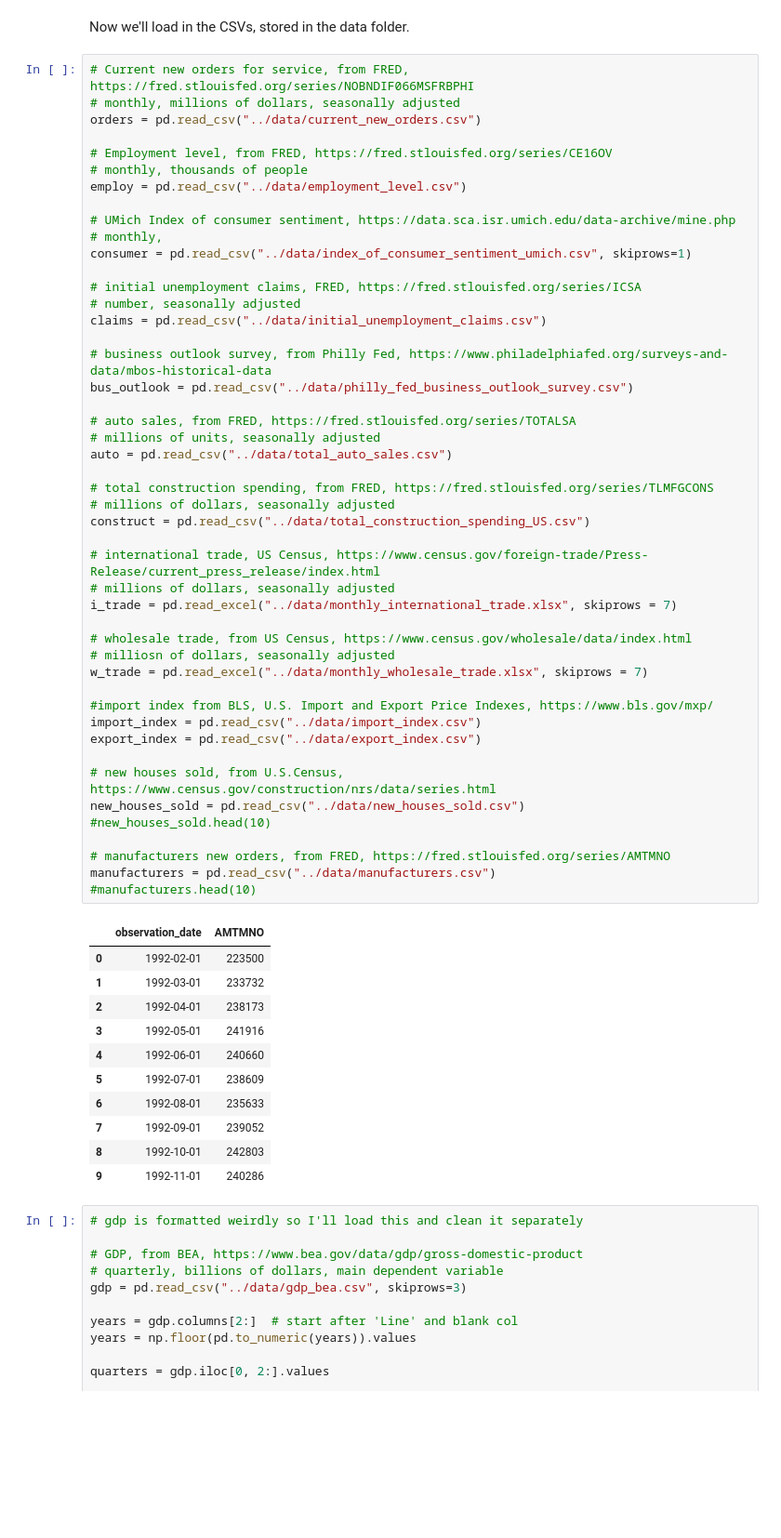
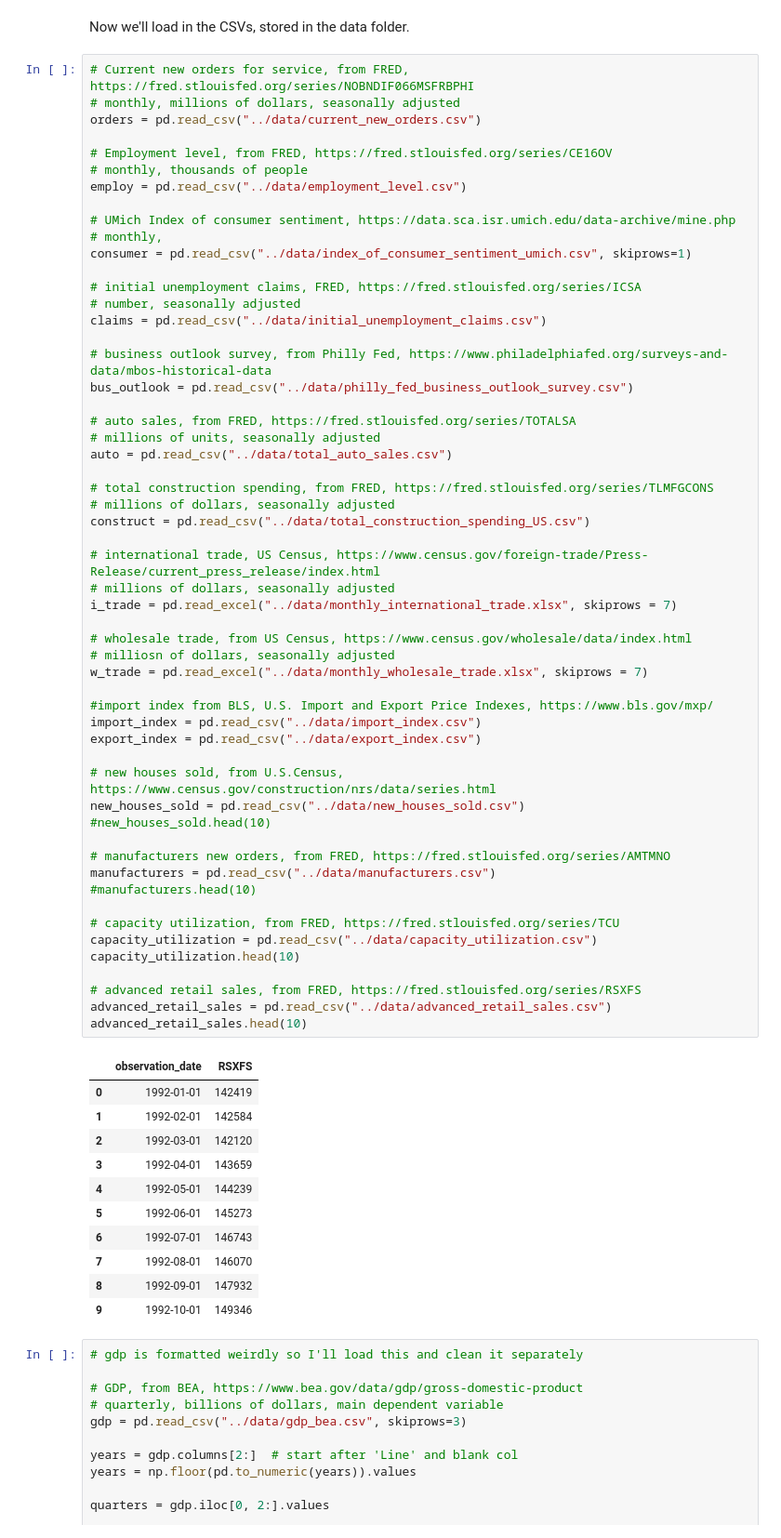
Before and after one commit to alejandrog-alt/6103-fall-25-Kennedy-Kuscu-Gomez, a Jupyter notebook: code/wpk_data_load.ipynb, the cells around one changed output. Shown: that part at 93% size. Cells and saved outputs as stored; diff of their text form; blank space fills up the shorter version.

```diff
--- a/code/wpk_data_load.ipynb
+++ b/code/wpk_data_load.ipynb
@@ -32,44 +32,52 @@ claims = pd.read_csv("../data/initial_unemployment_claims.csv")
 bus_outlook = pd.read_csv("../data/philly_fed_business_outlook_survey.csv")
 
 # auto sales, from FRED, https://fred.stlouisfed.org/series/TOTALSA
 # millions of units, seasonally adjusted
 auto = pd.read_csv("../data/total_auto_sales.csv")
 
 # total construction spending, from FRED, https://fred.stlouisfed.org/series/TLMFGCONS
 # millions of dollars, seasonally adjusted
 construct = pd.read_csv("../data/total_construction_spending_US.csv")
 
 # international trade, US Census, https://www.census.gov/foreign-trade/Press-Release/current_press_release/index.html
 # millions of dollars, seasonally adjusted
 i_trade = pd.read_excel("../data/monthly_international_trade.xlsx", skiprows = 7)
 
 # wholesale trade, from US Census, https://www.census.gov/wholesale/data/index.html
 # milliosn of dollars, seasonally adjusted
 w_trade = pd.read_excel("../data/monthly_wholesale_trade.xlsx", skiprows = 7)
 
 #import index from BLS, U.S. Import and Export Price Indexes, https://www.bls.gov/mxp/
 import_index = pd.read_csv("../data/import_index.csv")
 export_index = pd.read_csv("../data/export_index.csv")
 
 # new houses sold, from U.S.Census, https://www.census.gov/construction/nrs/data/series.html
 new_houses_sold = pd.read_csv("../data/new_houses_sold.csv")
 #new_houses_sold.head(10)
 
 # manufacturers new orders, from FRED, https://fred.stlouisfed.org/series/AMTMNO
 manufacturers = pd.read_csv("../data/manufacturers.csv")
 #manufacturers.head(10)
+
+# capacity utilization, from FRED, https://fred.stlouisfed.org/series/TCU
+capacity_utilization = pd.read_csv("../data/capacity_utilization.csv")
+capacity_utilization.head(10)
+
+# advanced retail sales, from FRED, https://fred.stlouisfed.org/series/RSXFS
+advanced_retail_sales = pd.read_csv("../data/advanced_retail_sales.csv")
+advanced_retail_sales.head(10)
 # %% [output]
-|  | observation_date | AMTMNO |
-| 0 | 1992-02-01 | 223500 |
-| 1 | 1992-03-01 | 233732 |
-| 2 | 1992-04-01 | 238173 |
-| 3 | 1992-05-01 | 241916 |
-| 4 | 1992-06-01 | 240660 |
-| 5 | 1992-07-01 | 238609 |
-| 6 | 1992-08-01 | 235633 |
-| 7 | 1992-09-01 | 239052 |
-| 8 | 1992-10-01 | 242803 |
-| 9 | 1992-11-01 | 240286 |
+|  | observation_date | RSXFS |
+| 0 | 1992-01-01 | 142419 |
+| 1 | 1992-02-01 | 142584 |
+| 2 | 1992-03-01 | 142120 |
+| 3 | 1992-04-01 | 143659 |
+| 4 | 1992-05-01 | 144239 |
+| 5 | 1992-06-01 | 145273 |
+| 6 | 1992-07-01 | 146743 |
+| 7 | 1992-08-01 | 146070 |
+| 8 | 1992-09-01 | 147932 |
+| 9 | 1992-10-01 | 149346 |
 # %%
 # gdp is formatted weirdly so I'll load this and clean it separately
 
```
Also changed, not shown: parts of 4 cells of this notebook, 3 other files.
